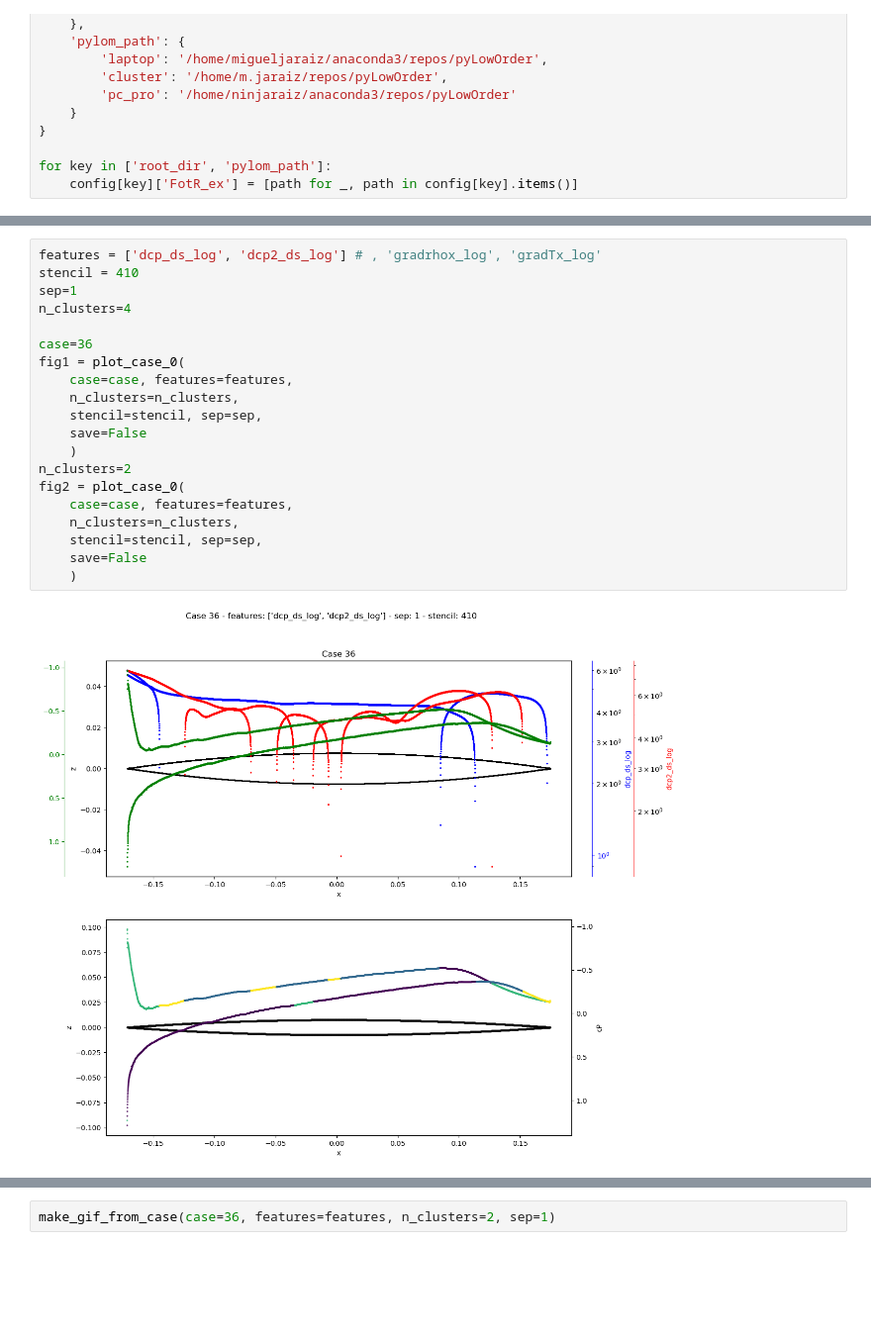
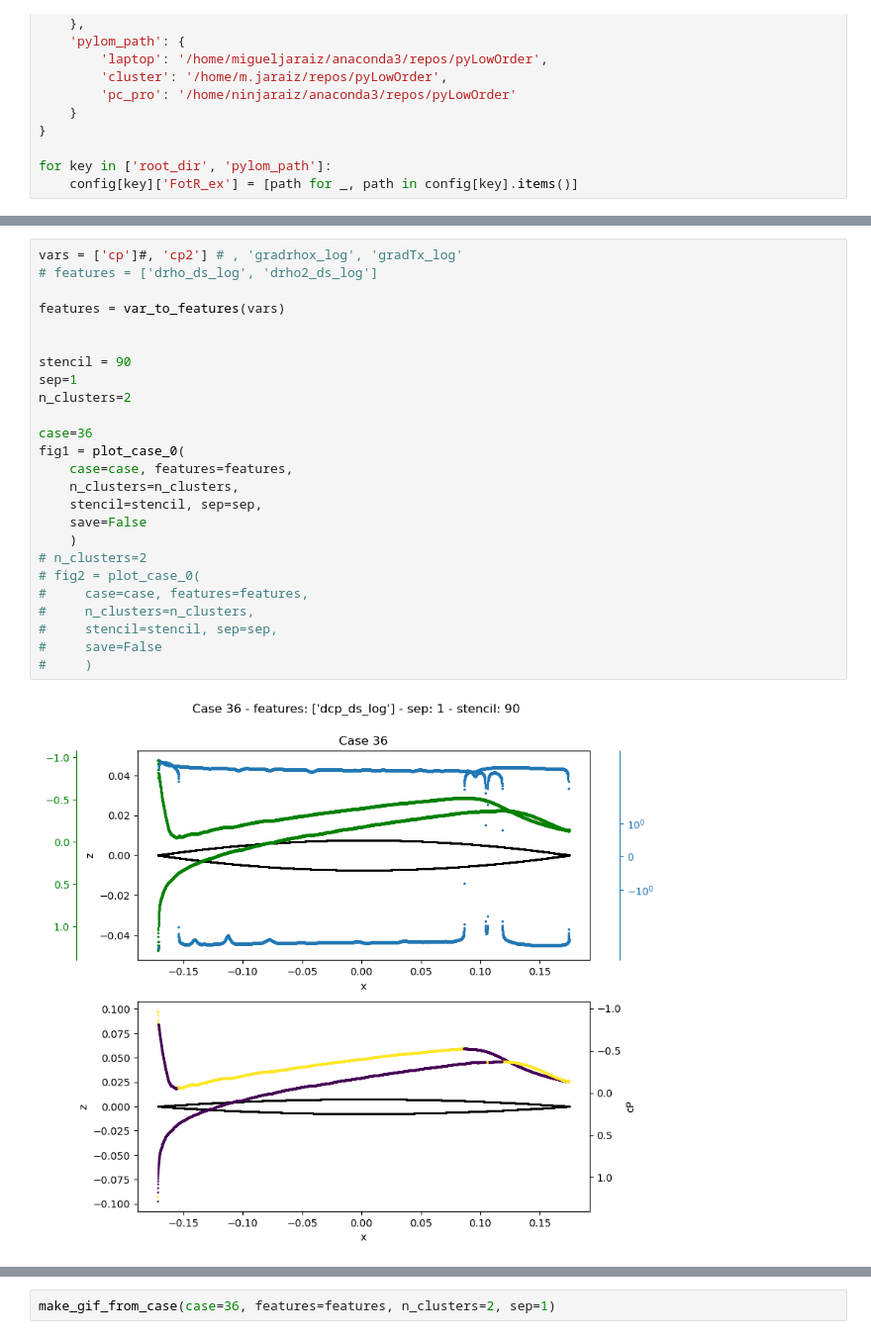
Before and after one commit to ninjaraiz/fellowship-of-the-ring, a Jupyter notebook: examples/pictures.ipynb, the cells around one changed output, grey strips where cells are left out. Shown at 99% size. Drawn from its saved outputs; the diff is of its cells as text; blank space fills up the shorter version.

```diff
--- a/examples/pictures.ipynb
+++ b/examples/pictures.ipynb
@@ -146,22 +156,27 @@ def make_gif_from_case(case:int, features:list, n_clusters:int, sep:int):
 # %%
-features = ['dcp_ds_log', 'dcp2_ds_log'] # , 'gradrhox_log', 'gradTx_log'
-stencil = 410
+vars = ['cp']#, 'cp2'] # , 'gradrhox_log', 'gradTx_log'
+# features = ['drho_ds_log', 'drho2_ds_log']
+
+features = var_to_features(vars)
+
+
+stencil = 90
 sep=1
-n_clusters=4
+n_clusters=2
 
 case=36
 fig1 = plot_case_0(
     case=case, features=features,
     n_clusters=n_clusters,
     stencil=stencil, sep=sep,
     save=False
     )
-n_clusters=2
-fig2 = plot_case_0(
-    case=case, features=features,
-    n_clusters=n_clusters,
-    stencil=stencil, sep=sep,
-    save=False
-    )
+# n_clusters=2
+# fig2 = plot_case_0(
+#     case=case, features=features,
+#     n_clusters=n_clusters,
+#     stencil=stencil, sep=sep,
+#     save=False
+#     )
 # %% [output]
-[figure, old version]
+[figure, new version]
```
Also changed, not shown: parts of 4 cells of this notebook, 8 other files.
